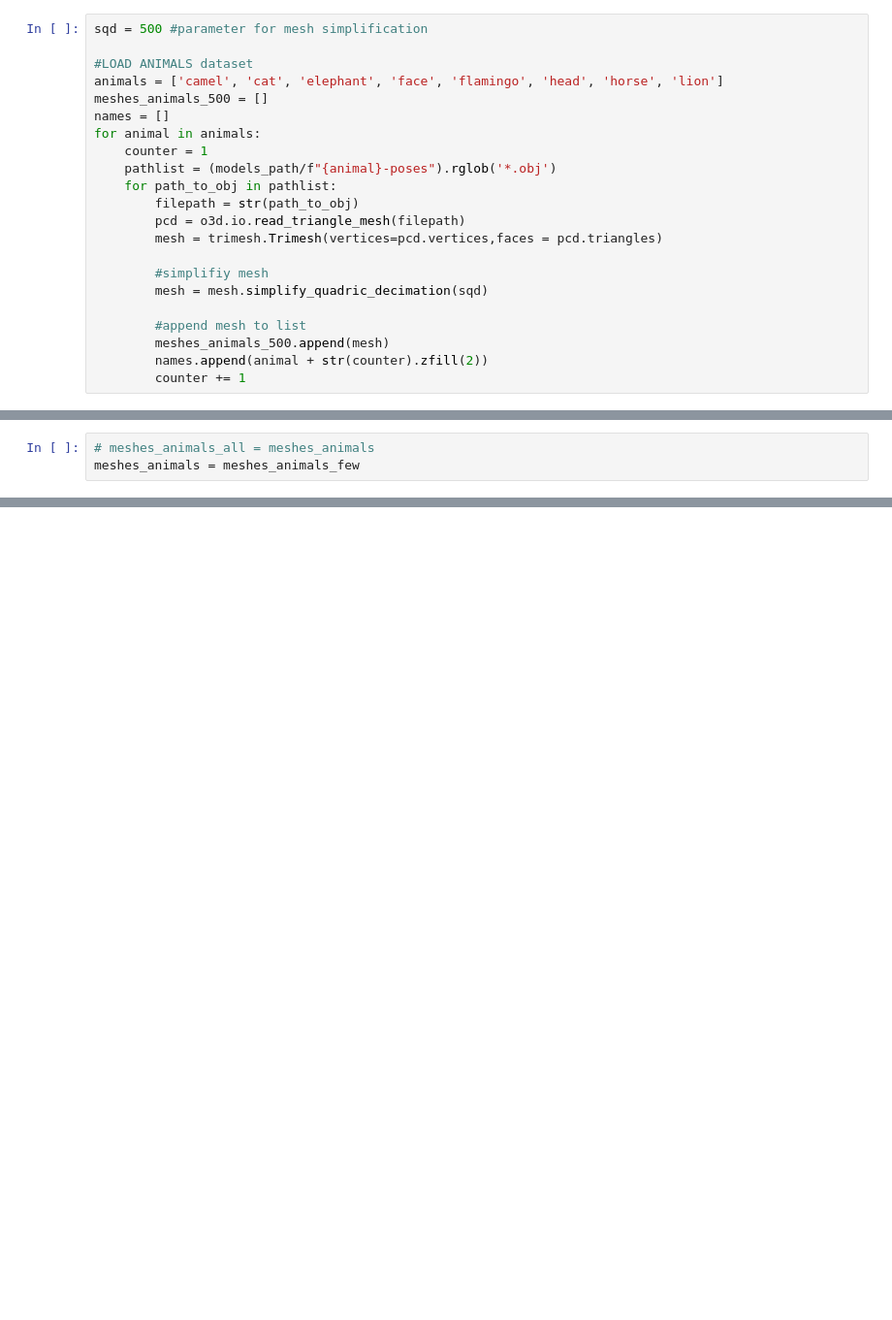
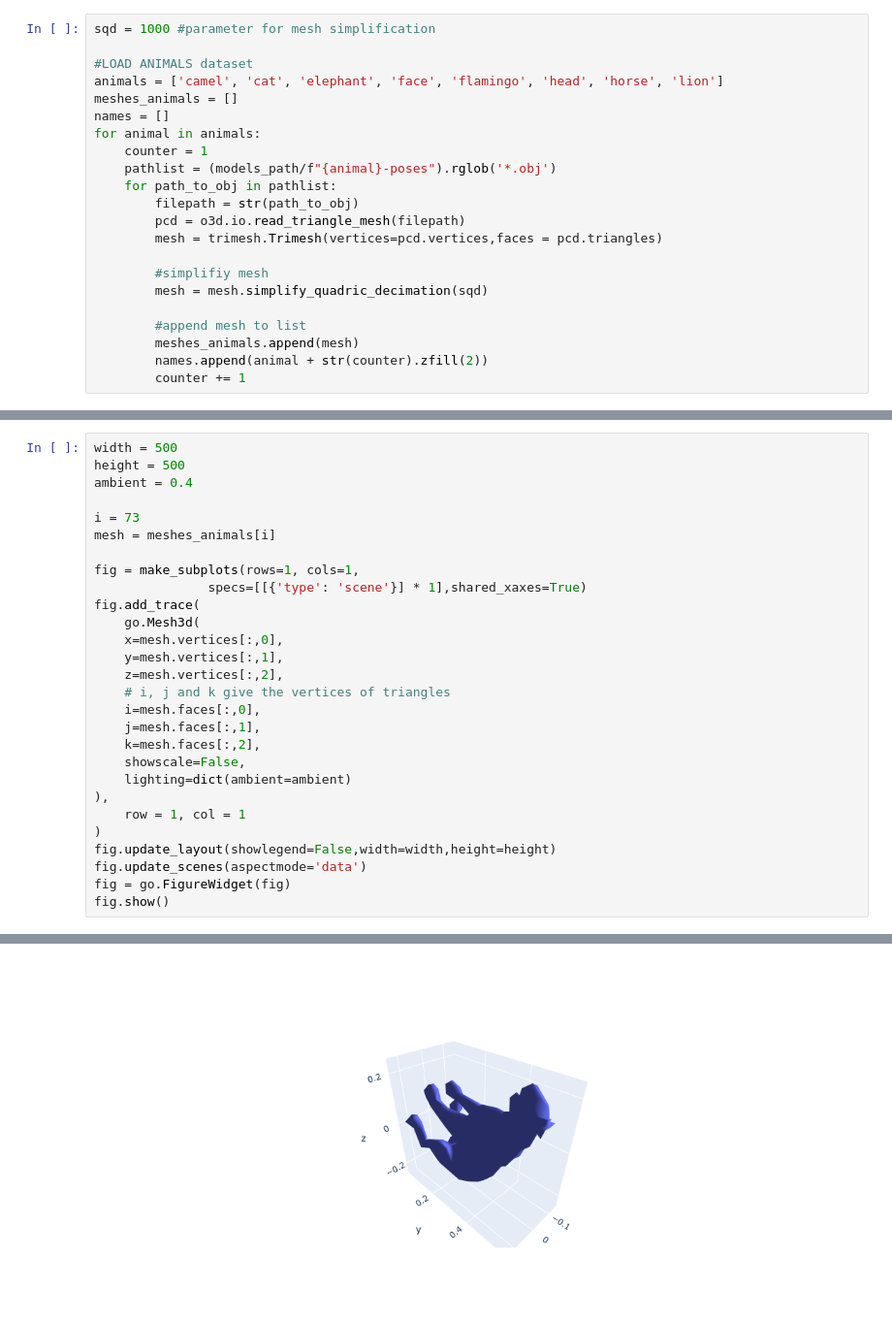
Before and after one commit to MATH-Hackathon-23-24/P3-Gromov-Wasserstein, a Jupyter notebook: 3d_animals_benchmarking.ipynb, the cells around one changed output, grey strips where cells are left out. Shown at 97% size. Cells and saved outputs as stored; diff of their text form; blank space fills up the shorter version.

```diff
--- a/3d_animals_benchmarking.ipynb
+++ b/3d_animals_benchmarking.ipynb
@@ -17,9 +21,9 @@ models_path = Path.cwd()/'data/models'
 # %%
-sqd = 500 #parameter for mesh simplification
+sqd = 1000 #parameter for mesh simplification
 
 #LOAD ANIMALS dataset
 animals = ['camel', 'cat', 'elephant', 'face', 'flamingo', 'head', 'horse', 'lion']
-meshes_animals_500 = []
+meshes_animals = []
 names = []
 for animal in animals:
     counter = 1
@@ -33,6 +37,6 @@ for animal in animals:
         mesh = mesh.simplify_quadric_decimation(sqd)
 
         #append mesh to list
-        meshes_animals_500.append(mesh)
+        meshes_animals.append(mesh)
         names.append(animal + str(counter).zfill(2))
         counter += 1
@@ -81,3 +42,0 @@ for animal in animals_few:
-# %%
-# meshes_animals_all = meshes_animals
-meshes_animals = meshes_animals_few
@@ -167,0 +87,29 @@ np.array(aggregated_distances_lgw).shape
+# %%
+width = 500
+height = 500
+ambient = 0.4
+
+i = 73
+mesh = meshes_animals[i]
+
+fig = make_subplots(rows=1, cols=1,
+               specs=[[{'type': 'scene'}] * 1],shared_xaxes=True)
+fig.add_trace(
+    go.Mesh3d(
+    x=mesh.vertices[:,0],
+    y=mesh.vertices[:,1],
+    z=mesh.vertices[:,2],
+    # i, j and k give the vertices of triangles
+    i=mesh.faces[:,0],
+    j=mesh.faces[:,1],
+    k=mesh.faces[:,2],
+    showscale=False,
+    lighting=dict(ambient=ambient)
+),
+    row = 1, col = 1
+)
+fig.update_layout(showlegend=False,width=width,height=height)
+fig.update_scenes(aspectmode='data')
+fig = go.FigureWidget(fig)
+fig.show()
+# %% [output]
@@ -168 +117,2 @@ np.array(aggregated_distances_lgw).shape
+[figure, added]
 # %%
```
Also changed, not shown: parts of 25 cells of this notebook.
